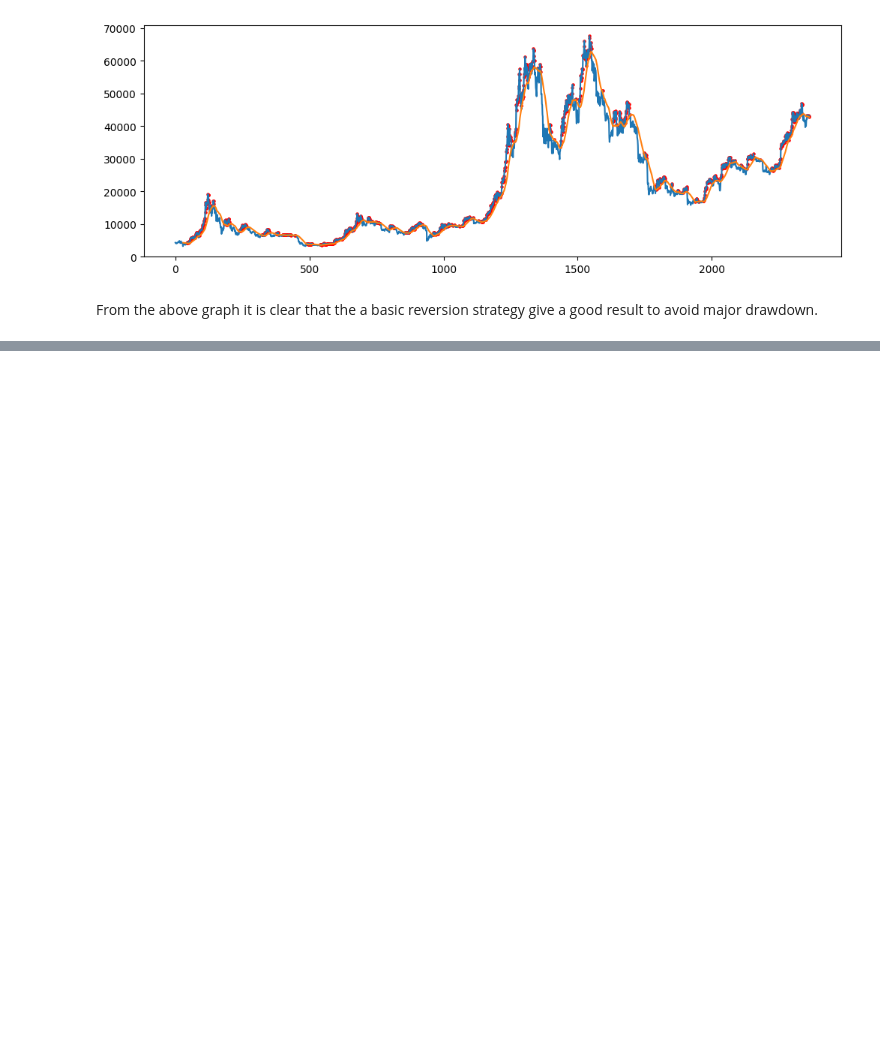
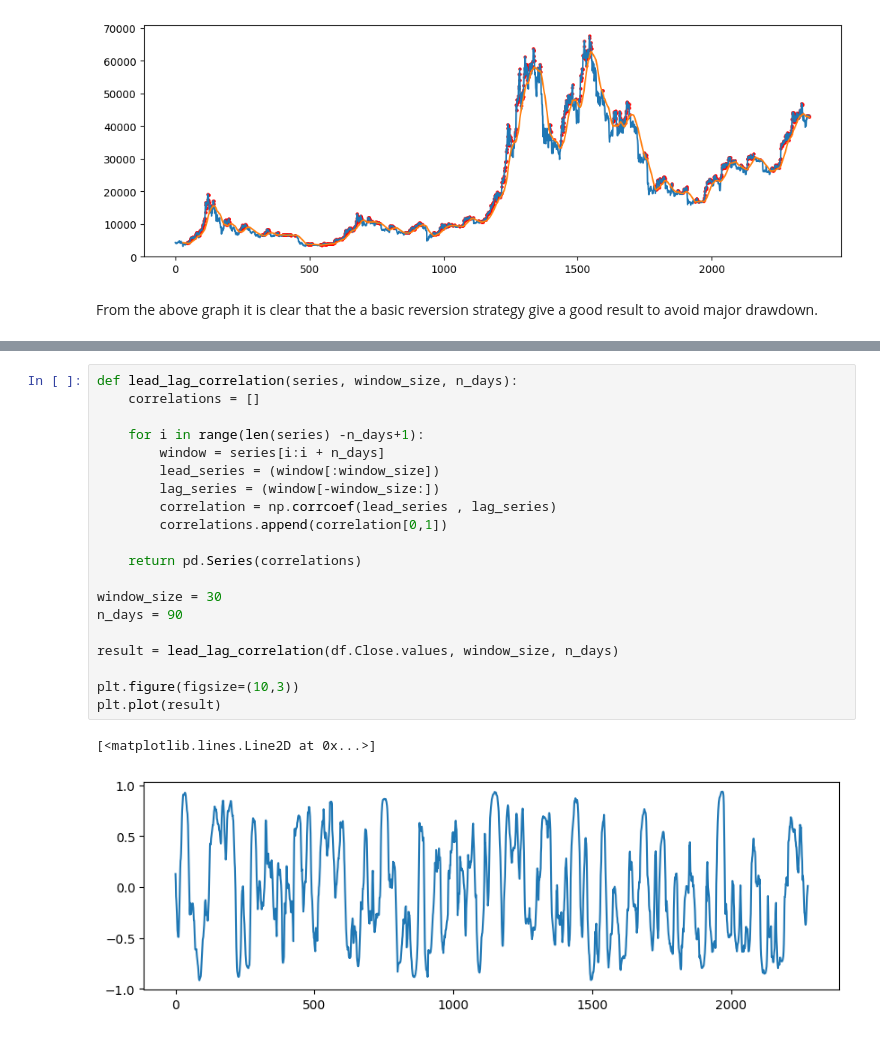
Before and after one commit to Saransh-Bhandari/ray_implementation, a Jupyter notebook: Untitled3.ipynb, the cells around one changed output, grey strips where cells are left out. Saved outputs shown, nothing was run; the diff lists cells and outputs as text; blank space fills up the shorter version.

Commit message:
Added lead lag correlation function and test ray

```diff
--- a/Untitled3.ipynb
+++ b/Untitled3.ipynb
@@ -289,0 +293,23 @@ print(f' Max returns in{(df.Close.pct_change().max())}')
+# %%
+def lead_lag_correlation(series, window_size, n_days):
+    correlations = []
+
+    for i in range(len(series) -n_days+1):
+        window = series[i:i + n_days]
+        lead_series = (window[:window_size])
+        lag_series = (window[-window_size:])
+        correlation = np.corrcoef(lead_series , lag_series)
+        correlations.append(correlation[0,1])
+
+    return pd.Series(correlations)
+
+window_size = 30
+n_days = 90
+
+result = lead_lag_correlation(df.Close.values, window_size, n_days)
+
+plt.figure(figsize=(10,3))
+plt.plot(result)
+# %% [output]
+[<matplotlib.lines.Line2D at 0x...>]
+[figure, added]
```
Also changed, not shown: parts of 16 cells of this notebook.
